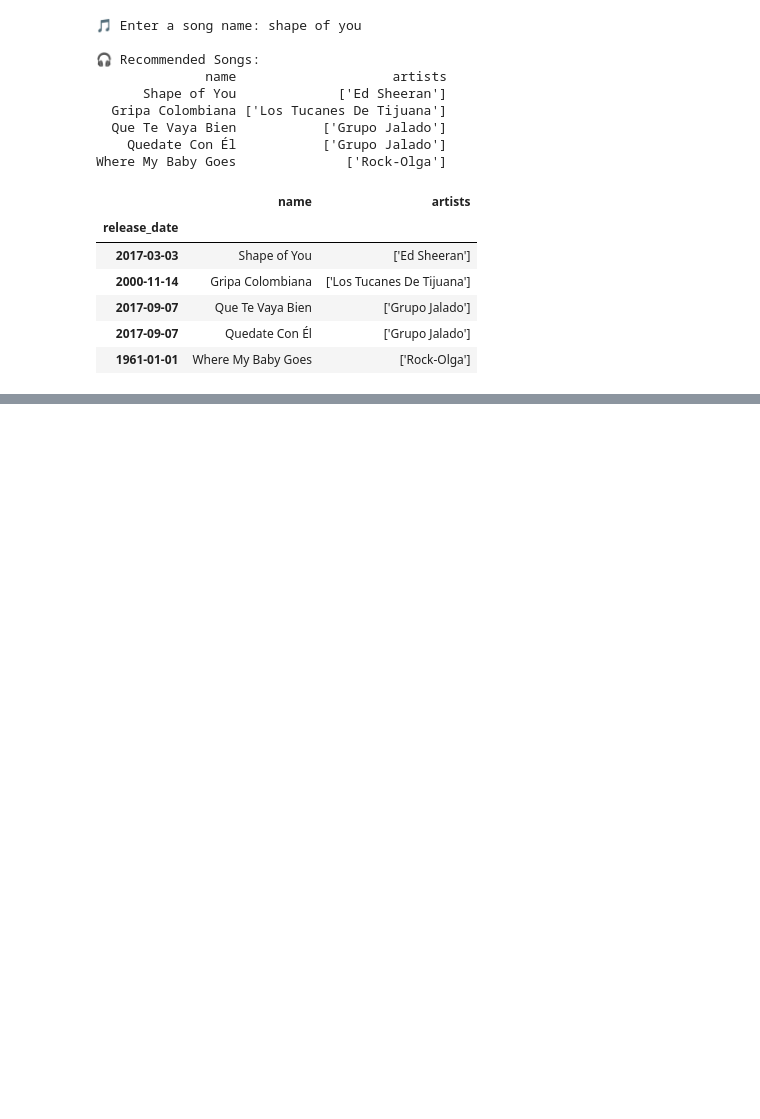
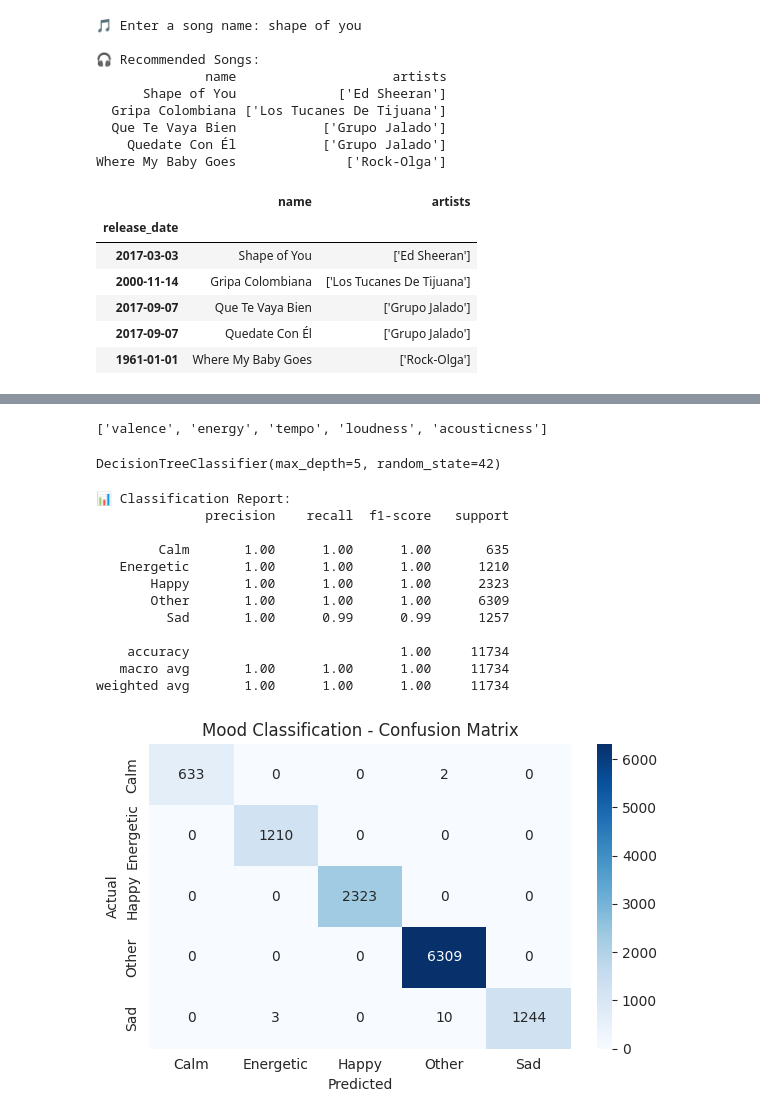
Before and after one commit to aalya2406/Spotify_analysis, a Jupyter notebook: Spotify.ipynb, the cells around one changed output, grey strips where cells are left out. Drawn from its saved outputs; the diff is of its cells as text; code cells hidden in the pictures; blank space fills up the shorter version.

```diff
--- a/Spotify.ipynb
+++ b/Spotify.ipynb
@@ -474,0 +475,4 @@ RMSE: 15.07
+# %%
+['valence', 'energy', 'tempo', 'loudness', 'acousticness']
+# %% [output]
+['valence', 'energy', 'tempo', 'loudness', 'acousticness']
@@ -474,0 +495,56 @@ RMSE: 15.07
+# %%
+from sklearn.model_selection import train_test_split
+from sklearn.preprocessing import StandardScaler
+
+features = ['valence', 'energy', 'tempo', 'loudness', 'acousticness']
+X = df_sample[features]
+y = df_sample['mood']
+
+scaler = StandardScaler()
+X_scaled = scaler.fit_transform(X)
+
+# Step 3: Train Decision Tree Classifier
+model_dt = DecisionTreeClassifier(max_depth=5, random_state=42)
+model_dt.fit(X_scaled, y)
+# %% [output]
+DecisionTreeClassifier(max_depth=5, random_state=42)
+# %%
+from sklearn.tree import DecisionTreeClassifier
+from sklearn.metrics import classification_report, confusion_matrix
+import seaborn as sns
+import matplotlib.pyplot as plt
+
+# Train the model
+clf = DecisionTreeClassifier(random_state=42, max_depth=5)
+clf.fit(X_train_scaled, y_train)
+
+# Predict
+y_pred = clf.predict(X_test_scaled)
+
+# Evaluation
+print("📊 Classification Report:")
+print(classification_report(y_test, y_pred))
+
+# Confusion matrix
+cm = confusion_matrix(y_test, y_pred)
+plt.figure(figsize=(6, 4))
+sns.heatmap(cm, annot=True, fmt='d', cmap='Blues', xticklabels=clf.classes_, yticklabels=clf.classes_)
+plt.xlabel("Predicted")
+plt.ylabel("Actual")
+plt.title("Mood Classification - Confusion Matrix")
+plt.tight_layout()
+plt.show()
+# %% [output]
+📊 Classification Report:
+              precision    recall  f1-score   support
+
+        Calm       1.00      1.00      1.00       635
+   Energetic       1.00      1.00      1.00      1210
+       Happy       1.00      1.00      1.00      2323
+       Other       1.00      1.00      1.00      6309
+         Sad       1.00      0.99      0.99      1257
+
+    accuracy                           1.00     11734
+   macro avg       1.00      1.00      1.00     11734
+weighted avg       1.00      1.00      1.00     11734
+[figure, added]
```
Also changed, not shown: parts of 7 cells of this notebook.
